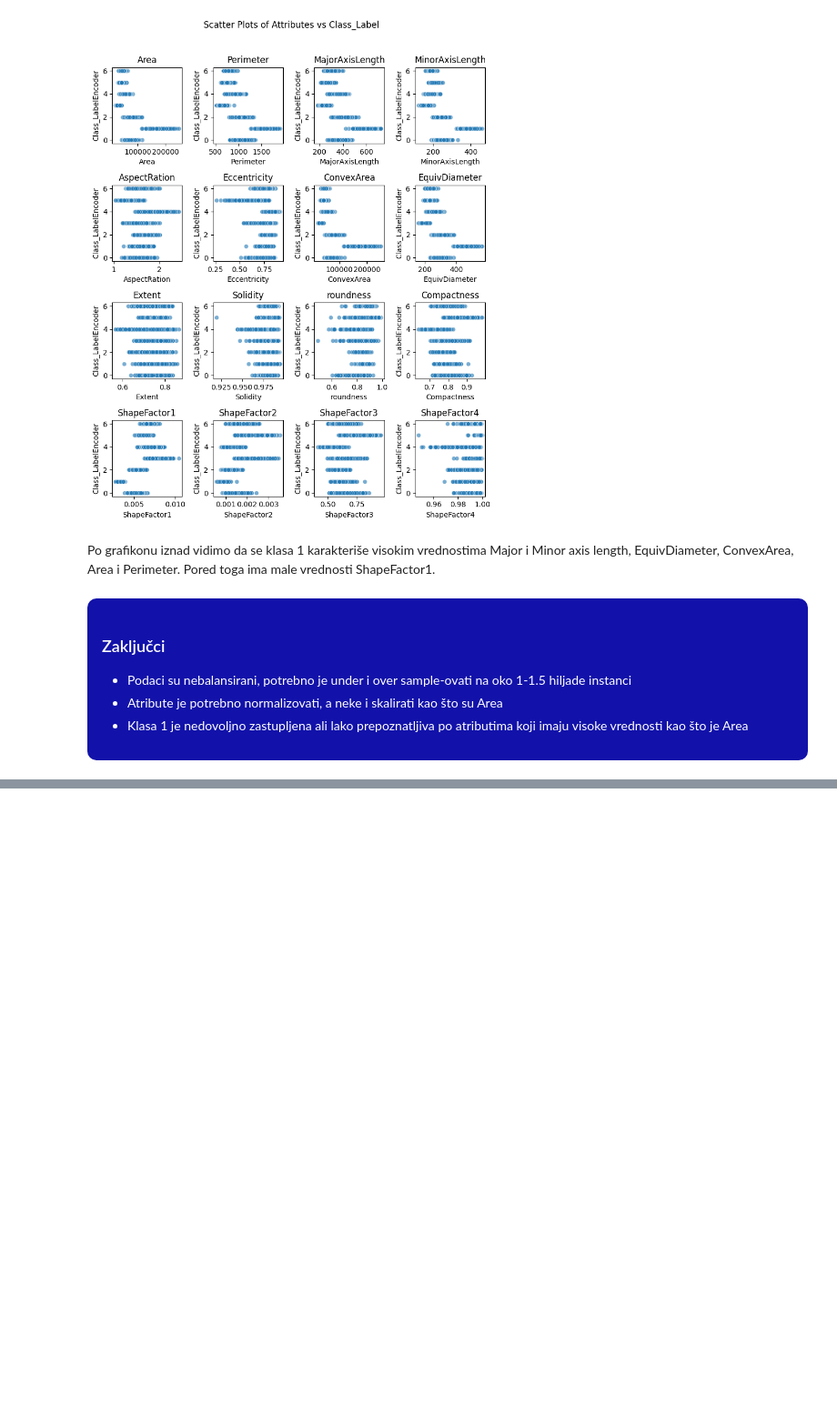
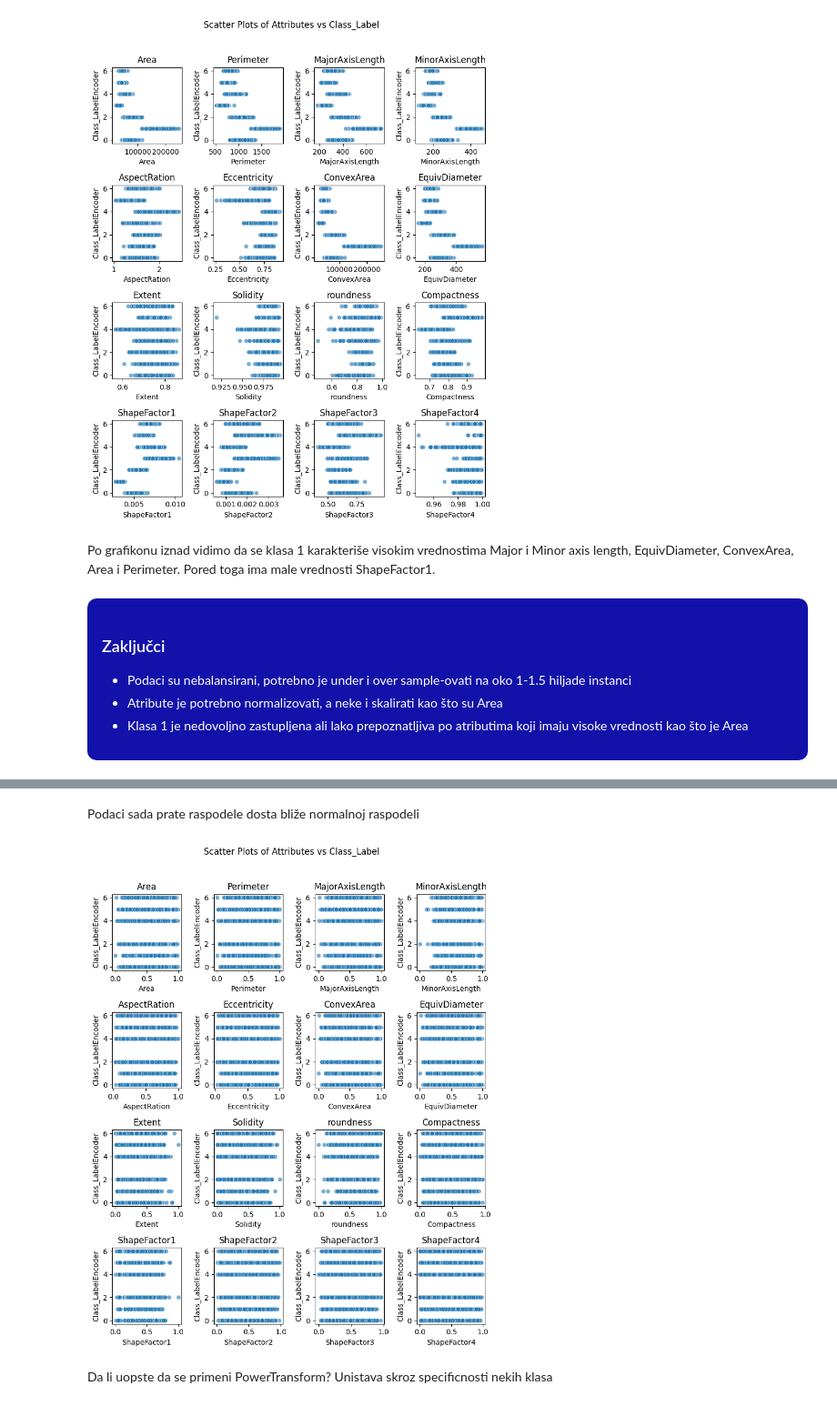
Before and after one commit to danilo-milosevic/DataDenoising, a Jupyter notebook: Denoising.ipynb, the cells around one changed output, grey strips where cells are left out. Shown at 91% size. Saved outputs shown, nothing was run; the diff lists cells and outputs as text; code cells hidden in the pictures; blank space fills up the shorter version.

```diff
--- a/Denoising.ipynb
+++ b/Denoising.ipynb
@@ -164,0 +181,8 @@ Po grafikonu iznad vidimo da se klasa 1 karakteriše visokim vrednostima Major i
+# %% [markdown]
+Podaci sada prate raspodele dosta bliže normalnoj raspodeli
+# %%
+plot_attr_label(X_train_transformed, y_train)
+# %% [output]
+[figure, added]
+# %% [markdown]
+Da li uopste da se primeni PowerTransform? Unistava skroz specificnosti nekih klasa
```
Also changed, not shown: parts of 4 cells of this notebook.
